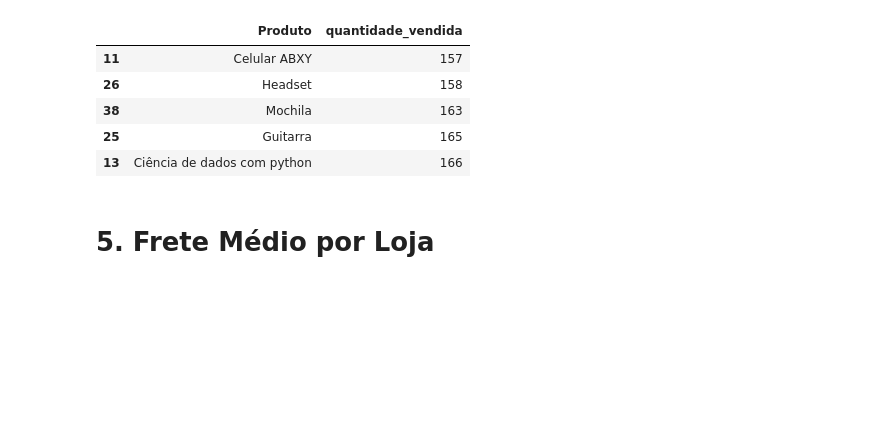
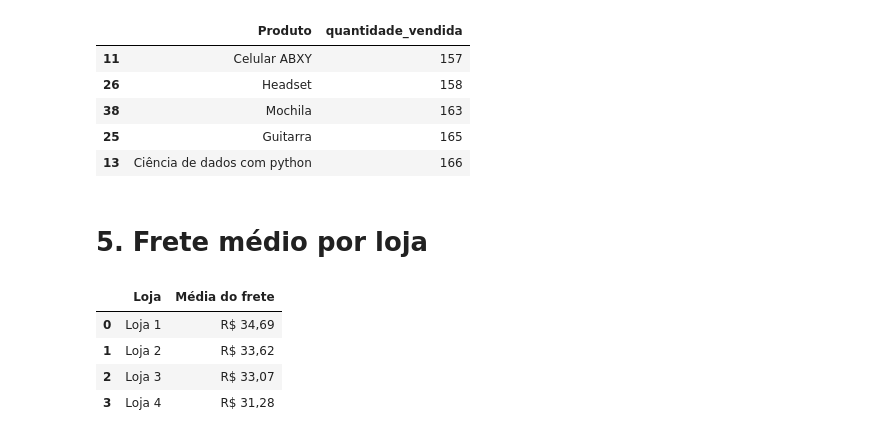
Before and after one commit to lidimoura/challenge1-data-science-Alura-Store, a Jupyter notebook: AluraStoreBrasil.ipynb, the cells around one changed output. Drawn from its saved outputs; the diff is of its cells as text; code cells hidden in the pictures; blank space fills up the shorter version.

```diff
--- a/AluraStoreBrasil.ipynb
+++ b/AluraStoreBrasil.ipynb
@@ -474,4 +474,16 @@ display(produtos_menos_vendidos_geral)
 | 25 | Guitarra | 165 |
 | 13 | Ciência de dados com python | 166 |
 # %% [markdown]
-# 5. Frete Médio por Loja
+# 5. Frete médio por loja
+# %%
+# Calculando a média do frete de cada loja
+frete_medio = df.groupby('Loja')['Frete'].mean().reset_index(name='Média do frete').sort_values('Média do frete', ascending=False).round(2)
+
+# Exibindo a média do frete de cada loja com o formato R$
+display(frete_medio.style.format({'Média do frete': 'R$ {:,.2f}'}, decimal=',', thousands='.'))
+# %% [output]
+|  | Loja | Média do frete |
+| 0 | Loja 1 | R$ 34,69 |
+| 1 | Loja 2 | R$ 33,62 |
+| 2 | Loja 3 | R$ 33,07 |
+| 3 | Loja 4 | R$ 31,28 |
```
Also changed, not shown: parts of 1 cell of this notebook.
